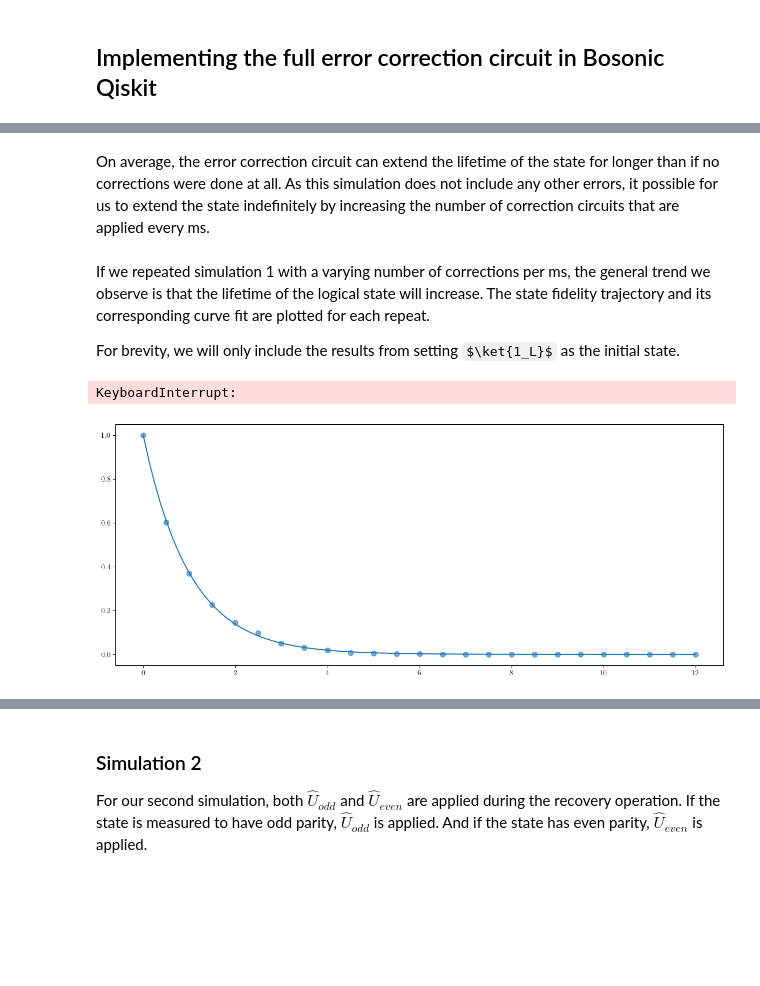
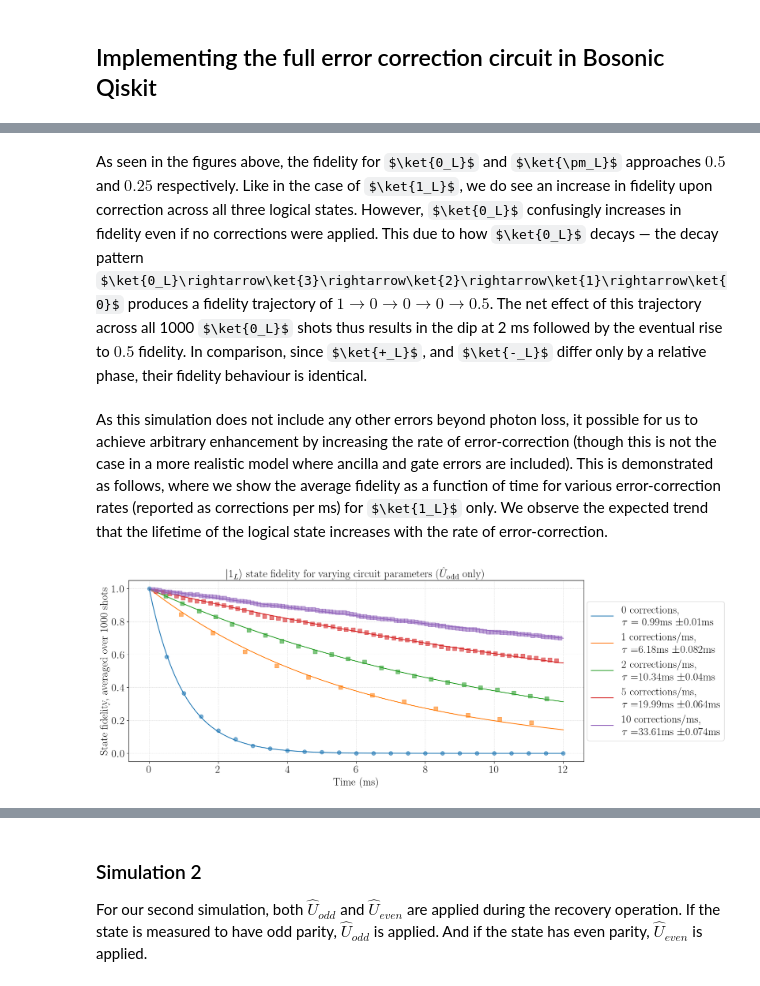
Before and after one commit to C2QA/bosonic-qiskit, a Jupyter notebook: tutorials/bosonic-kitten-code/bosonic-kitten-code.ipynb, the cells around one changed output, grey strips where cells are left out. Drawn from its saved outputs; the diff is of its cells as text; code cells hidden in the pictures; some formulas as TeX source; blank space fills up the shorter version.

Commit message:
Simulation 1 section with logical Z and X states

```diff
--- a/tutorials/bosonic-kitten-code/bosonic-kitten-code.ipynb
+++ b/tutorials/bosonic-kitten-code/bosonic-kitten-code.ipynb
@@ -865,11 +935,11 @@ plt.show()
+# %% [markdown]
+As seen in the figures above, the fidelity for $\ket{0_L}$ and $\ket{\pm_L}$ approaches $0.5$ and $0.25$ respectively. Like in the case of $\ket{1_L}$, we do see an increase in fidelity upon correction across all three logical states. However, $\ket{0_L}$ confusingly increases in fidelity even if no corrections were applied. This due to how $\ket{0_L}$ decays — the decay pattern $\ket{0_L}\rightarrow\ket{3}\rightarrow\ket{2}\rightarrow\ket{1}\rightarrow\ket{0}$ produces a fidelity trajectory of $1\rightarrow0\rightarrow0\rightarrow0\rightarrow0.5$. The net effect of this trajectory across all 1000 $\ket{0_L}$ shots thus results in the dip at 2 ms followed by the eventual rise to $0.5$ fidelity. In comparison, since $\ket{+_L}$, and $\ket{-_L}$ differ only by a relative phase, their fidelity behaviour is identical.
 # %% [markdown]
-On average, the error correction circuit can extend the lifetime of the state for longer than if no corrections were done at all. As this simulation does not include any other errors, it possible for us to extend the state indefinitely by increasing the number of correction circuits that are applied every ms.
+As this simulation does not include any other errors beyond photon loss, it possible for us to achieve arbitrary enhancement by increasing the rate of error-correction (though this is not the case in a more realistic model where ancilla and gate errors are included). This is demonstrated as follows, where we show the average fidelity as a function of time for various error-correction rates (reported as corrections per ms) for $\ket{1_L}$ only. We observe the expected trend that the lifetime of the logical state increases with the rate of error-correction.
-# %% [markdown]
-If we repeated simulation 1 with a varying number of corrections per ms, the general trend we observe is that the lifetime of the logical state will increase. The state fidelity trajectory and its corresponding curve fit are plotted for each repeat.
-
-For brevity, we will only include the results from setting $\ket{1_L}$ as the initial state.
 # %%
-# Compute exponential fit across a variety of corrections/ms
+# Compute exponential fit across a variety of corrections/ms for |1_L> only
+value = 'logi1'
+
 _num_corr = [1, 2, 5, 10]
 _correction_circ_time = [12 for _ in _num_corr] #[(i + 1) * 8 for i in range(5)]
 _additional_snaps = 0
@@ -883,33 +953,33 @@ colors= ['#1f77b4', '#ff7f0e', '#2ca02c', '#d62728', '#9467bd', '#8c564b', '#e37
 plt.figure(figsize=(15,6))
 plt.scatter(noise_only_snapshot_timings, noise_only_avg_fid, marker='o', color='#1f77b4', zorder=3, alpha=0.6, linestyle='None', s= 50)
 plt.plot(noise_curve_timing, np.exp(-noise_curve_timing/noise_only_lifetime), label=r'0 corrections, ' + '\n' + r'$\tau$ = ' + str(noise_only_lifetime) + r'ms $\pm$' + str(noise_lifetime_uncertainty) + r'ms', color='#1f77b4')
 
 # Plot all other correction trials w/ lifetimes
 for index, _corrections in enumerate(_num_corr):
     # print(corrections, "Run starting") # Debug
     _, _correction_fid, _, _correction_snapshot_timings, _corr_position_times = error_correction_experiment(_encoding, _corrections, _shots, _additional_snaps, _correction_circ_time[index], identity=True)
     _correction_avg_fid = [round(np.average(cycle), 4) for cycle in _correction_fid]
 
     _x, _y = correction_positions(_corr_position_times, _correction_avg_fid, _correction_snapshot_timings)
     _lifetime, _lifetime_uncertainty = curve_fitter(_x, _y)
 
     _curve_timing = np.linspace(0, _correction_circ_time[index], 100)
     if _additional_snaps != 0:
         plt.plot(correction_snapshot_timings, correction_avg_fid, marker='o', color=colors[index + 1], alpha=0.2)
+
     plt.plot(_curve_timing, np.exp(- _curve_timing/_lifetime),
              label=str(_num_corr[index]) + r' corrections/ms, ' + '\n' + r'$\tau = $' + str(_lifetime) + r'ms $\pm$' + str(_lifetime_uncertainty) + r'ms', color=colors[index + 1])
 
     plt.scatter(_x, _y, marker='s', color=colors[index + 1], zorder=3, alpha=0.6, linestyle='None', s= 50)
 
 plt.xlabel("Time (ms)", size=20)
 plt.ylabel("State fidelity, averaged over {} shots".format(shots), size=20)
 plt.title(r'$\lvert$' + str(encoding_format.get(value)) + r'$\rangle$' + r' state fidelity for varying circuit parameters ($\hat{U}_{\text{odd}}$ only)', size=20)
 plt.grid(color = 'lightgrey', linestyle = 'dashed', linewidth = 0.5)
 plt.legend(fontsize=20, bbox_to_anchor=(1.32, 0.5), loc='right')
 plt.xticks(fontsize=20)
 plt.yticks(fontsize=20)
 plt.show()
 # %% [output]
-KeyboardInterrupt:
-[figure, old version]
+[figure, new version]
 # %% [markdown]
```
Also changed, not shown: parts of 15 cells of this notebook.
